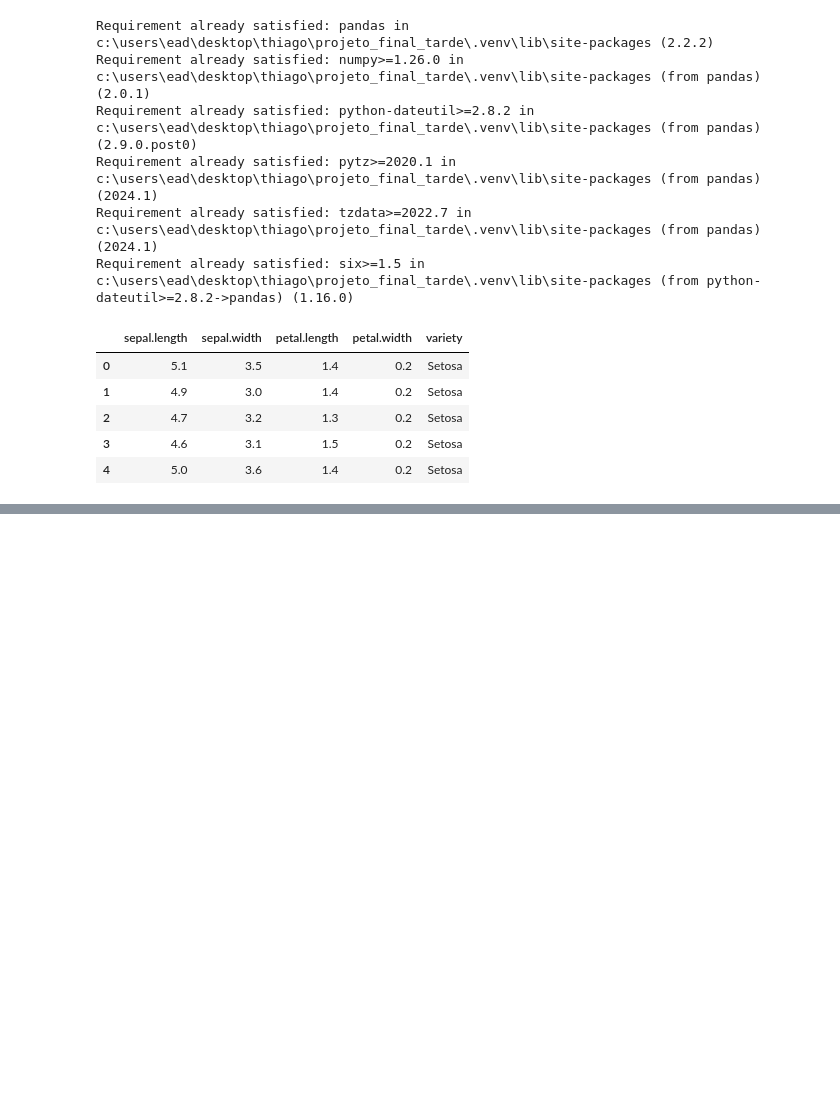
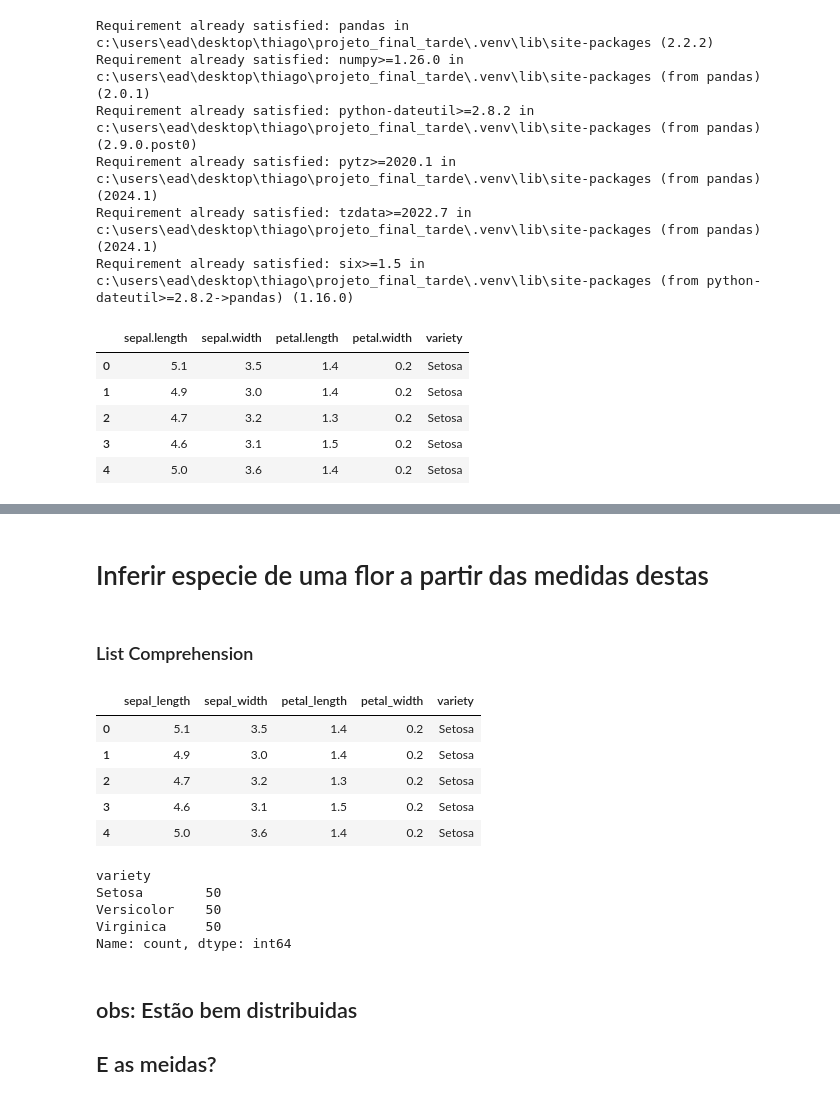
Before and after one commit to ThiagoDFMaia/projeto_final_tarde, a Jupyter notebook: inteligencia_artifical/semanatextmining/aula01.ipynb, the cells around one changed output, grey strips where cells are left out. Cells and saved outputs as stored; diff of their text form; code cells hidden in the pictures; blank space fills up the shorter version.

```diff
--- a/inteligencia_artifical/semanatextmining/aula01.ipynb
+++ b/inteligencia_artifical/semanatextmining/aula01.ipynb
@@ -85,0 +90,26 @@ df.head()
+# %% [markdown]
+# Inferir especie de uma flor a partir das medidas destas
+# %% [markdown]
+### List Comprehension
+# %%
+df.columns=[s.replace('.','_') for s in df.columns ]
+
+df.head()
+# %% [output]
+|  | sepal_length | sepal_width | petal_length | petal_width | variety |
+| 0 | 5.1 | 3.5 | 1.4 | 0.2 | Setosa |
+| 1 | 4.9 | 3.0 | 1.4 | 0.2 | Setosa |
+| 2 | 4.7 | 3.2 | 1.3 | 0.2 | Setosa |
+| 3 | 4.6 | 3.1 | 1.5 | 0.2 | Setosa |
+| 4 | 5.0 | 3.6 | 1.4 | 0.2 | Setosa |
+# %%
+df['variety'].value_counts()
+# %% [output]
+variety
+Setosa        50
+Versicolor    50
+Virginica     50
+Name: count, dtype: int64
+# %% [markdown]
+## obs: Estão bem distribuidas
+## E as meidas?
```
Also changed, not shown: parts of 17 cells of this notebook, 3 other files.
